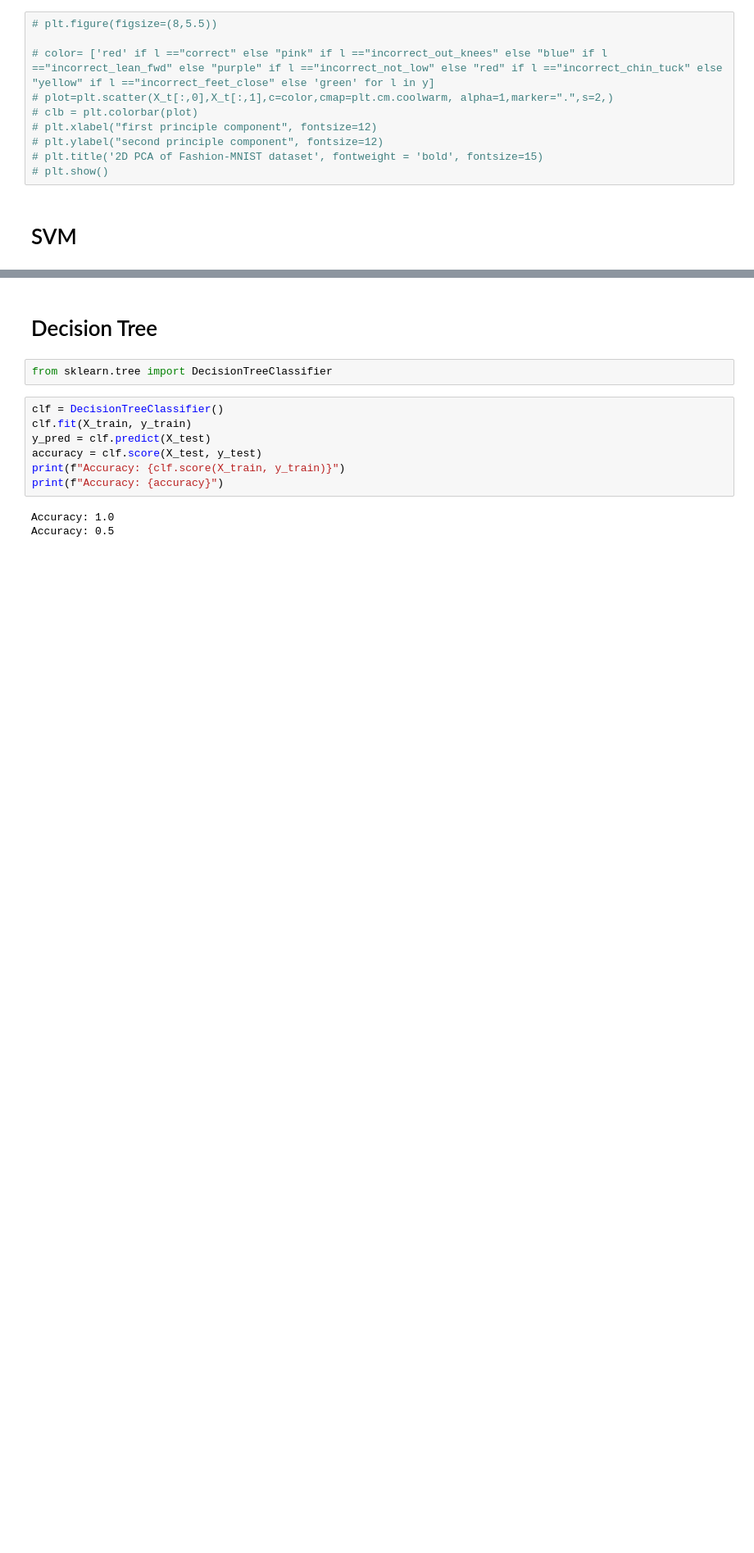
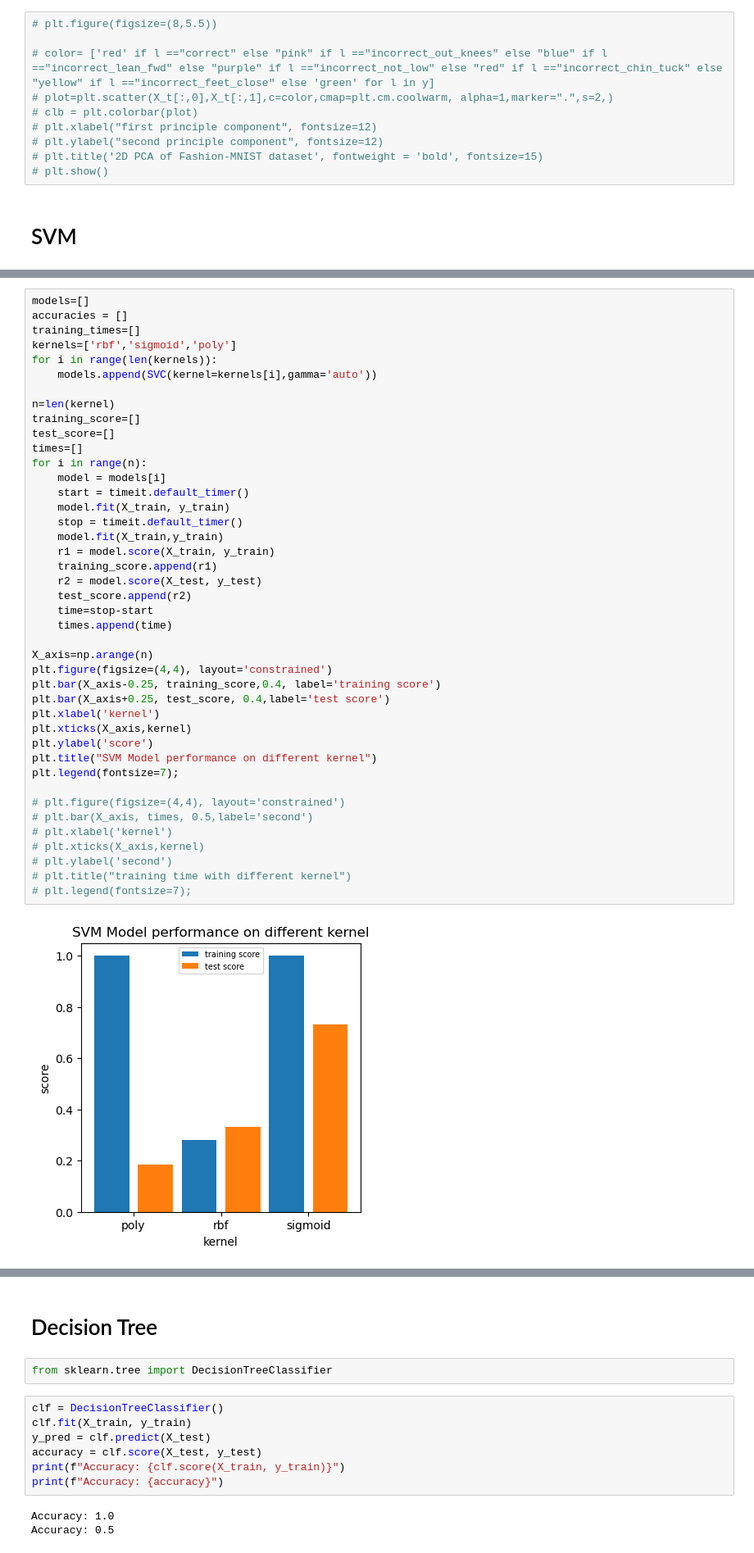
Before and after one commit to JeffreyLu1972543/QualityOfMovement, a Jupyter notebook: dataTraining.ipynb, the cells around one changed output, grey strips where cells are left out. Shown at 82% size. Drawn from its saved outputs; the diff is of its cells as text; blank space fills up the shorter version.

```diff
--- a/dataTraining.ipynb
+++ b/dataTraining.ipynb
@@ -91 +132,45 @@ My first SVM classifier test_set accuracy: 0.4666666666666667
+# %%
+models=[]
+accuracies = []
+training_times=[]
+kernels=['rbf','sigmoid','poly']
+for i in range(len(kernels)):
+    models.append(SVC(kernel=kernels[i],gamma='auto'))
+
+n=len(kernel)
+training_score=[]
+test_score=[]
+times=[]
+for i in range(n):
+    model = models[i]
+    start = timeit.default_timer()
+    model.fit(X_train, y_train)
+    stop = timeit.default_timer()
+    model.fit(X_train,y_train)
+    r1 = model.score(X_train, y_train)
+    training_score.append(r1)
+    r2 = model.score(X_test, y_test)
+    test_score.append(r2)
+    time=stop-start
+    times.append(time)
+
+X_axis=np.arange(n)
+plt.figure(figsize=(4,4), layout='constrained')
+plt.bar(X_axis-0.25, training_score,0.4, label='training score')
+plt.bar(X_axis+0.25, test_score, 0.4,label='test score')
+plt.xlabel('kernel')
+plt.xticks(X_axis,kernel)
+plt.ylabel('score')
+plt.title("SVM Model performance on different kernel")
+plt.legend(fontsize=7);
+
+# plt.figure(figsize=(4,4), layout='constrained')
+# plt.bar(X_axis, times, 0.5,label='second')
+# plt.xlabel('kernel')
+# plt.xticks(X_axis,kernel)
+# plt.ylabel('second')
+# plt.title("training time with different kernel")
+# plt.legend(fontsize=7);
+# %% [output]
+[figure, added]
 # %%
```
Also changed, not shown: parts of 13 cells of this notebook, 1 other file.
